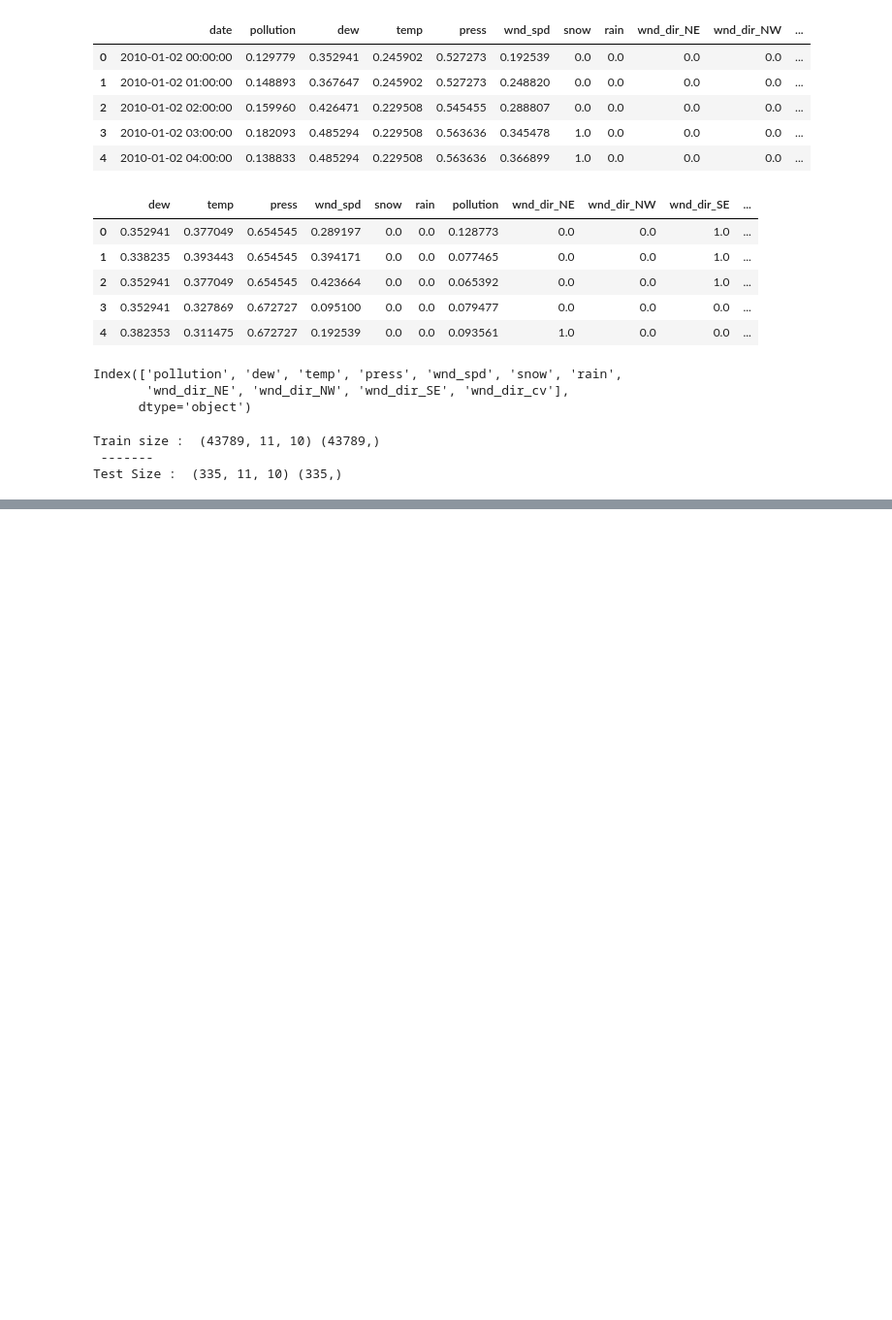
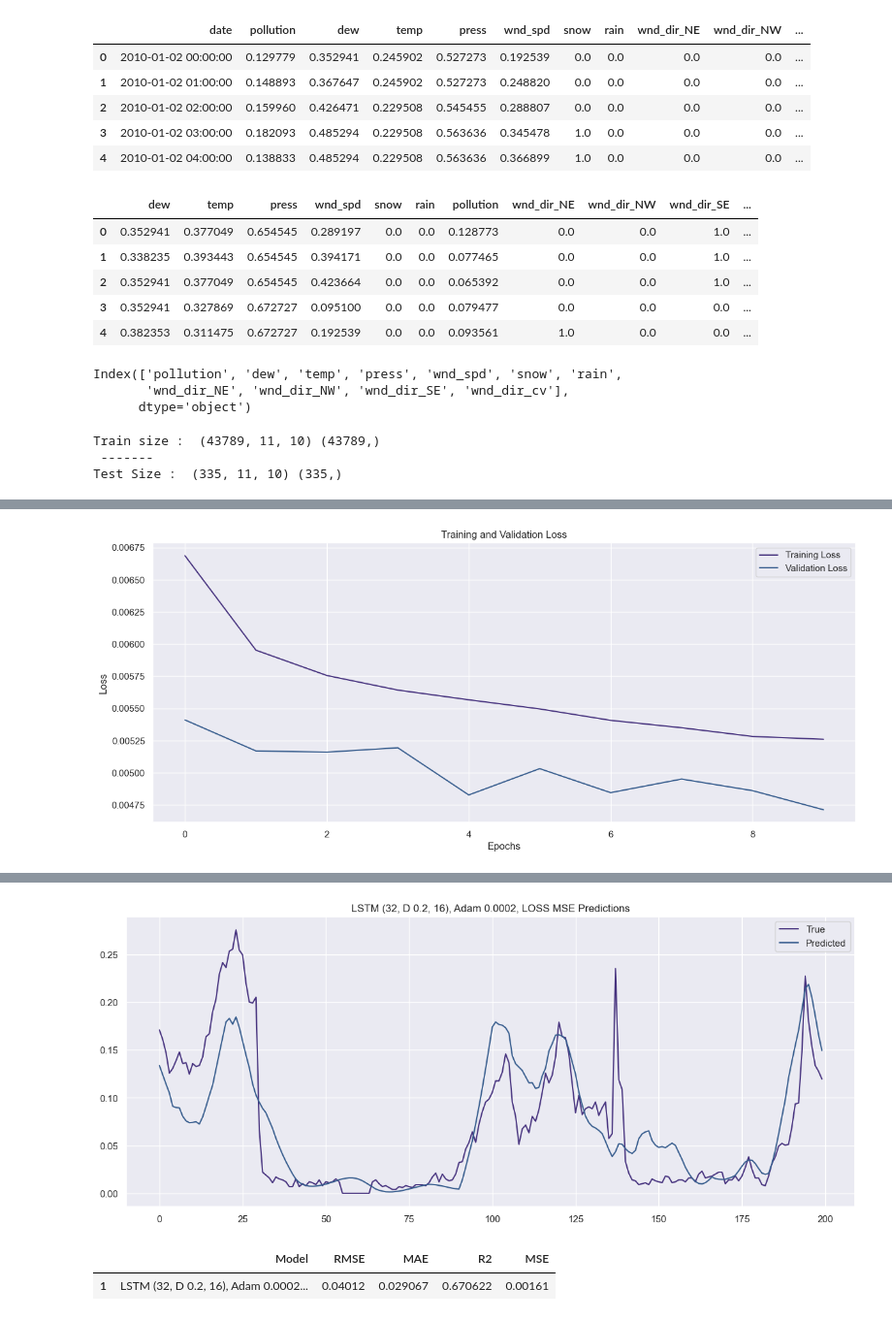
Before and after one commit to MilicaRangelov/Masinsko_ucenje, a Jupyter notebook: treci_projekat/air_pollution_forecast.ipynb, the cells around one changed output, grey strips where cells are left out. Shown at 97% size. Cells and saved outputs as stored; diff of their text form; code cells hidden in the pictures; blank space fills up the shorter version.

```diff
--- a/treci_projekat/air_pollution_forecast.ipynb
+++ b/treci_projekat/air_pollution_forecast.ipynb
@@ -257,0 +276,19 @@ from tensorflow.keras.optimizers import Adam, Nadam, SGD, Adamax
+# %%
+def test_model(model, model_name, X_test, y_test, end=-1):
+    X_test = X_test[:end]
+    y_test = y_test[:end]
+    y_pred = model.predict(X_test).flatten()
+    rmse = np.sqrt(metrics.mean_squared_error(y_test, y_pred))
+    mae = metrics.mean_absolute_error(y_test, y_pred)
+    r2 = metrics.r2_score(y_test, y_pred)
+    mse = metrics.mean_squared_error(y_test, y_pred)
+    all_results.loc[len(all_results)] = [model_name, rmse, mae, r2, mse]
+
+    plt.figure(figsize=(15, 6))
+    plt.plot(y_test, label='True')
+    plt.plot(y_pred, label='Predicted')
+    plt.title(f'{model_name} Predictions')
+    plt.legend()
+    plt.show()
+
+    display(all_results[-1:])
@@ -361,0 +379,18 @@ R2:  -0.02634496985810686
+# %%
+model = tf.keras.Sequential([
+    tf.keras.layers.LSTM(32, input_shape=(
+        X_train.shape[1], X_train.shape[2]), return_sequences=True),
+    tf.keras.layers.Dropout(0.2),
+    tf.keras.layers.LSTM(16, return_sequences=False),
+    tf.keras.layers.Dense(1)
+])
+model.compile(
+    loss=tf.losses.MeanSquaredError(),
+    optimizer=tf.optimizers.Adam(learning_rate=0.0002),
+    metrics=[tf.metrics.RootMeanSquaredError()]
+)
+model.summary()
+history = model.fit(X_train, y_train,
+                    epochs=20, batch_size=32,
+                    validation_split=0.1,
+                    callbacks=[early_stopping, checkpoint])
@@ -361,0 +433,6 @@ R2:  -0.02634496985810686
+# %%
+plot_train_history(history)
+test_model(model, 'LSTM (32, D 0.2, 16), Adam 0.0002, LOSS MSE',
+           X_test, y_test, 200)
+# %% [output]
+[figure, added]
@@ -362 +440,4 @@ R2:  -0.02634496985810686
+[figure, added]
+|  | Model | RMSE | MAE | R2 | MSE |
+| 1 | LSTM (32, D 0.2, 16), Adam 0.0002... | 0.04012 | 0.029067 | 0.670622 | 0.00161 |
 # %%
```
Also changed, not shown: parts of 49 cells of this notebook.
